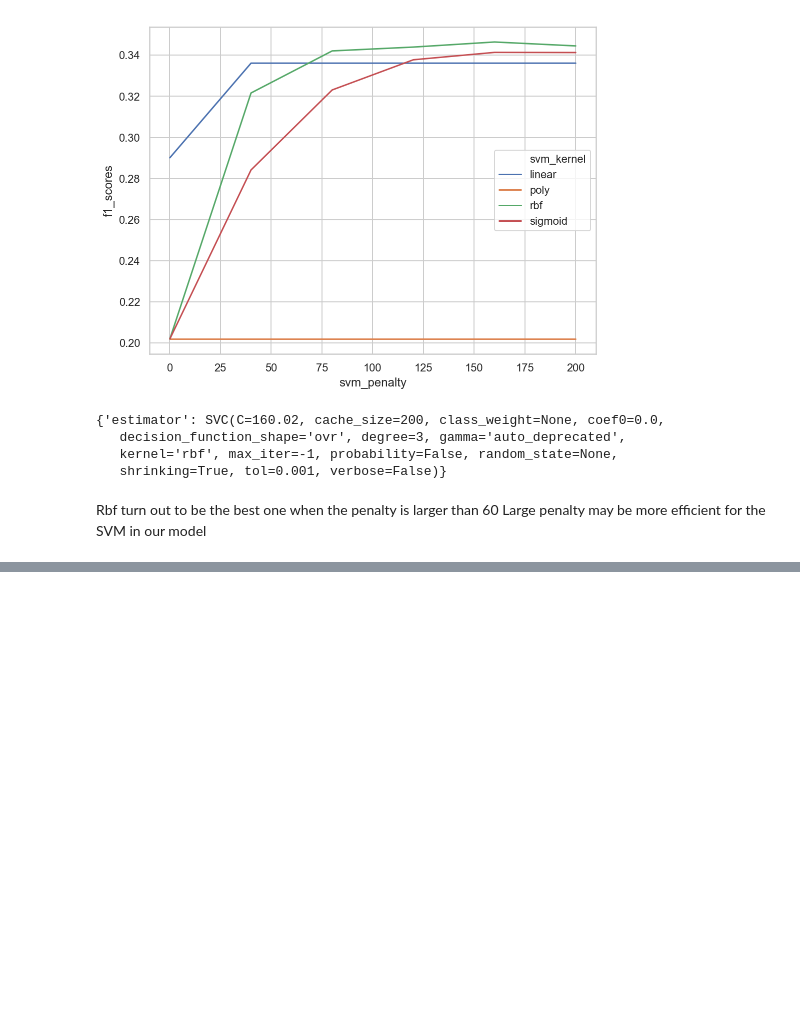
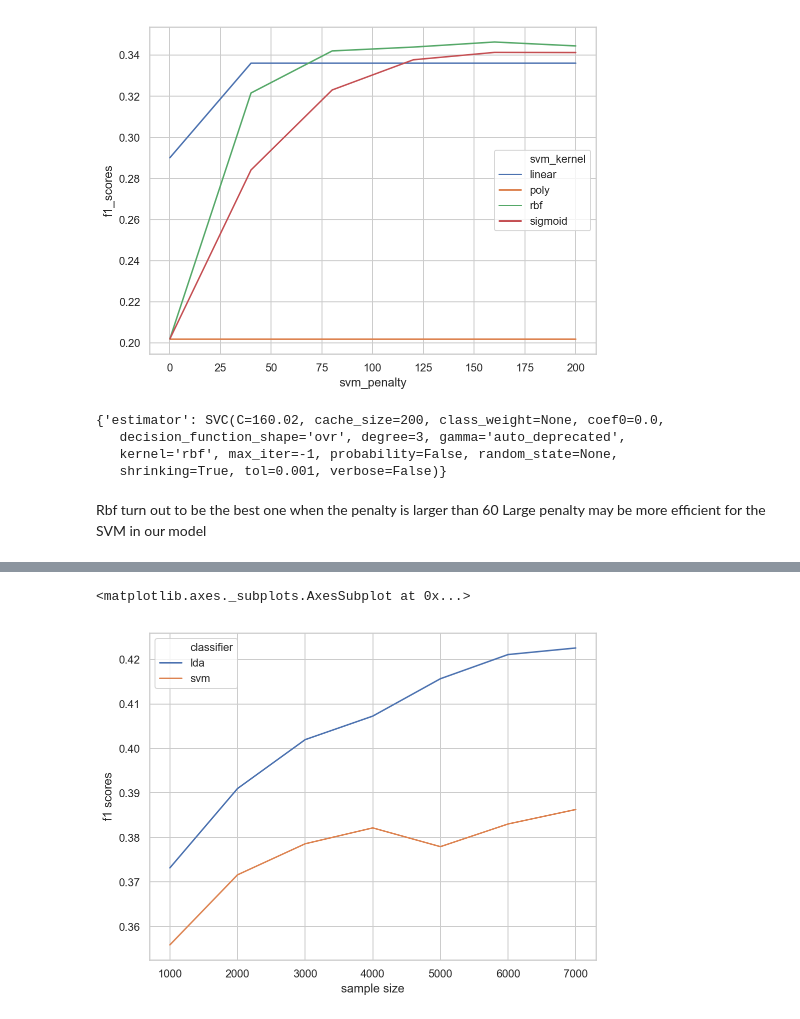
Before and after one commit to ktmud/fsauor2018, a Jupyter notebook: notebooks/parameter grid search.ipynb, the cells around one changed output, grey strips where cells are left out. Drawn from its saved outputs; the diff is of its cells as text; code cells hidden in the pictures; blank space fills up the shorter version.

```diff
--- a/notebooks/parameter grid search.ipynb
+++ b/notebooks/parameter grid search.ipynb
@@ -181,7 +258,7 @@ We get about 400-500 features from 1000 sample comments. According to the grid s
 # %%
 MaxAbsScaler_scaler = preprocessing.MaxAbsScaler()
 pipeline_svm = Pipeline([
-    ('vect', CountVectorizer(min_df = 0.06,ngram_range = (1,1))),
+    ('vect', CountVectorizer(min_df = 0.05,ngram_range = (1,1))),
     ('tfidf', TfidfTransformer())
 ], memory='data/pipeline_cache')
 
@@ -280,0 +393,17 @@ Large penalty may be more efficient for the SVM in our model
+# %%
+pipeline_size2 = Pipeline([
+    ('vect', CountVectorizer(min_df = 0.05,ngram_range = (1,1))),
+    ('tfidf', TfidfTransformer())
+], memory='data/pipeline_cache')
+
+f1_scores2 = []
+MaxAbsScaler_scaler = preprocessing.MaxAbsScaler()
+
+for n in range(1000,8000,1000):
+    X_train, y_train = read_data(get_dataset('train_en'), flavor=None, sample_n=n)
+    X_t = pipeline_size2.fit_transform(X_train)
+    X_t = MaxAbsScaler_scaler.fit_transform(X_t)
+    results = MultiOutputClassifier(SVC(C=75,kernel = 'rbf')).fit(X_t, y_train)
+    X_vt = pipeline_size2.transform(X_valid)
+    X_vt = MaxAbsScaler_scaler.transform(X_vt)
+    f1_scores2.append(results.score(X_vt,y_valid))
@@ -280,0 +425,4 @@ Large penalty may be more efficient for the SVM in our model
+# %%
+d2 = {'lda': np.array(f1_scores1),'svm': np.array(f1_scores2), 'sample size': np.array(range(1000,8000,1000))}
+sample_f1 = pd.DataFrame(data = d2)
+sample_f1 = pd.melt(sample_f1, id_vars=['sample size'], value_vars=['lda','svm'],value_name='f1 scores',var_name='classifier')
@@ -280,0 +447,15 @@ Large penalty may be more efficient for the SVM in our model
+# %%
+sns.set(style="whitegrid")
+
+fig, ax = plt.subplots(figsize=(8, 6))
+
+sns.lineplot(
+    x='sample size',
+    y='f1 scores',
+    hue='classifier',
+    data=sample_f1,
+    ax=ax
+)
+# %% [output]
+<matplotlib.axes._subplots.AxesSubplot at 0x...>
+[figure, added]
```
Also changed, not shown: parts of 13 cells of this notebook.
